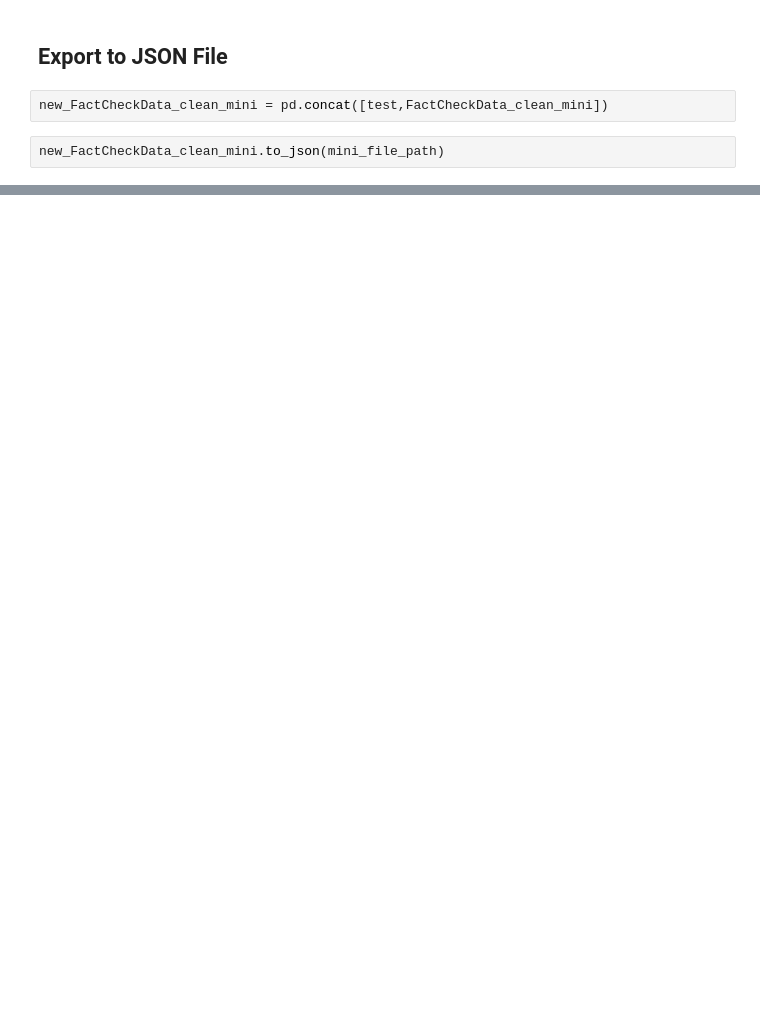
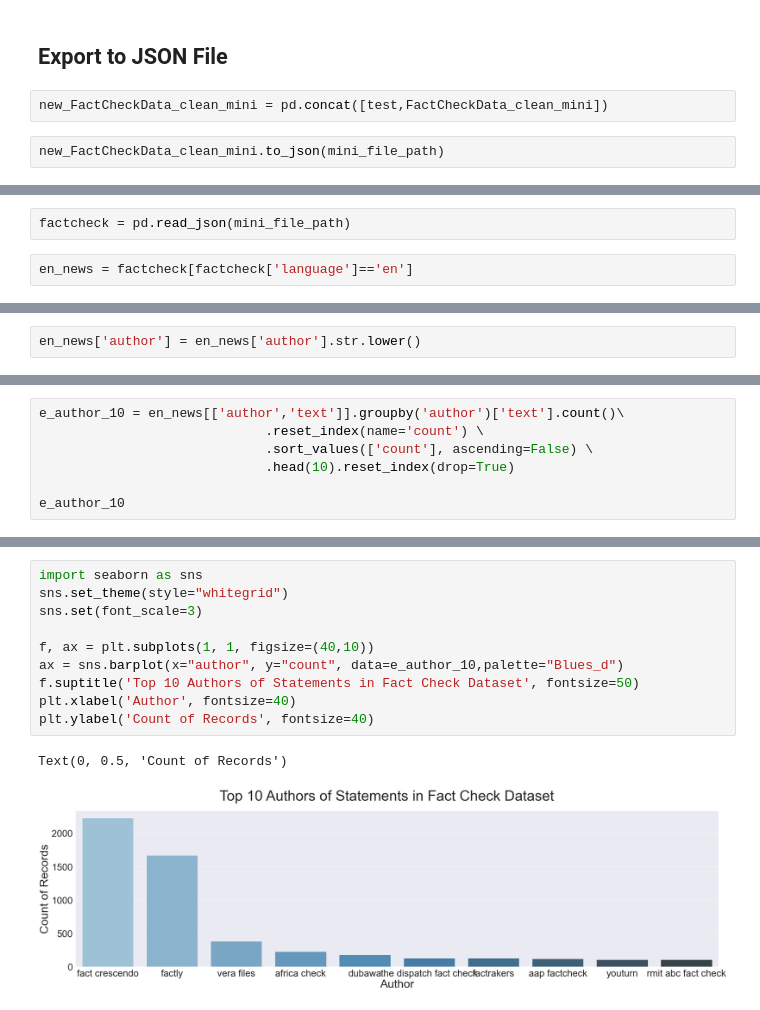
Before and after one commit to DavidKai1999/Stats-170-project, a Jupyter notebook: dataset_preprocessing/factcheck_preprocessing.ipynb, the cells around one changed output, grey strips where cells are left out. Cells and saved outputs as stored; diff of their text form; blank space fills up the shorter version.

```diff
--- a/dataset_preprocessing/factcheck_preprocessing.ipynb
+++ b/dataset_preprocessing/factcheck_preprocessing.ipynb
@@ -215,0 +204,4 @@ new_FactCheckData_clean_mini.to_json(mini_file_path)
+# %%
+factcheck = pd.read_json(mini_file_path)
+# %%
+en_news = factcheck[factcheck['language']=='en']
@@ -215,0 +231,2 @@ new_FactCheckData_clean_mini.to_json(mini_file_path)
+# %%
+en_news['author'] = en_news['author'].str.lower()
@@ -215,0 +239,7 @@ new_FactCheckData_clean_mini.to_json(mini_file_path)
+# %%
+e_author_10 = en_news[['author','text']].groupby('author')['text'].count()\
+                             .reset_index(name='count') \
+                             .sort_values(['count'], ascending=False) \
+                             .head(10).reset_index(drop=True)
+
+e_author_10
@@ -215,0 +258,13 @@ new_FactCheckData_clean_mini.to_json(mini_file_path)
+# %%
+import seaborn as sns
+sns.set_theme(style="whitegrid")
+sns.set(font_scale=3)
+
+f, ax = plt.subplots(1, 1, figsize=(40,10))
+ax = sns.barplot(x="author", y="count", data=e_author_10,palette="Blues_d")
+f.suptitle('Top 10 Authors of Statements in Fact Check Dataset', fontsize=50)
+plt.xlabel('Author', fontsize=40)
+plt.ylabel('Count of Records', fontsize=40)
+# %% [output]
+Text(0, 0.5, 'Count of Records')
+[figure, added]
```
Also changed, not shown: parts of 11 cells of this notebook, 5 other files.
